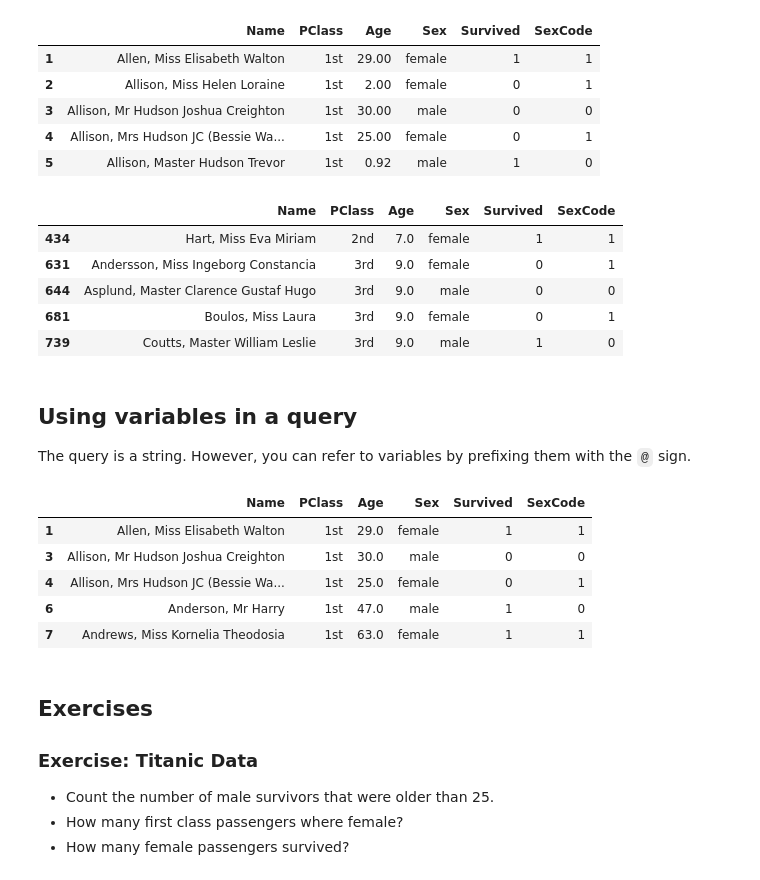
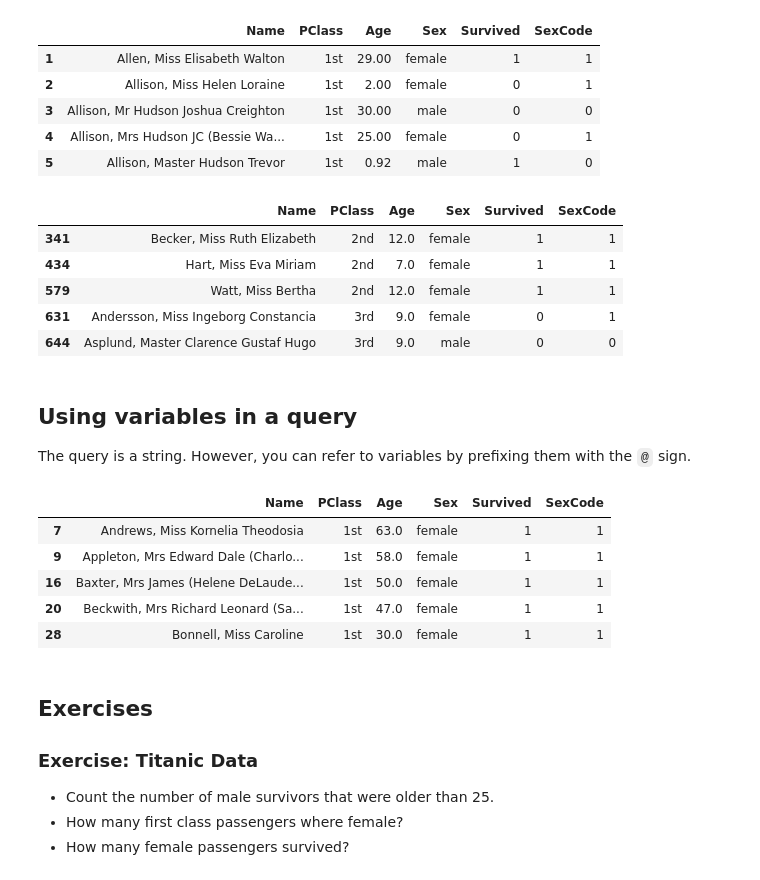
Before and after one commit to dvanderelst-classes/python-class, a Jupyter notebook: 09_Pandas_Filtering/pandas_filtering.ipynb, the cells around one changed output. Drawn from its saved outputs; the diff is of its cells as text; code cells hidden in the pictures.

````diff
--- a/09_Pandas_Filtering/pandas_filtering.ipynb
+++ b/09_Pandas_Filtering/pandas_filtering.ipynb
@@ -99,30 +99,34 @@ result.head()
 | 4 | Allison, Mrs Hudson JC (Bessie Wa... | 1st | 25.00 | female | 0 | 1 |
 | 5 | Allison, Master Hudson Trevor | 1st | 0.92 | male | 1 | 0 |
 # %%
-result = data.query('Age in[7.0,9.0,10.0]')
+result = data.query('Age in[7.0,9.0,10.0, 12]')
 result.head()
 # %% [output]
 |  | Name | PClass | Age | Sex | Survived | SexCode |
+| 341 | Becker, Miss Ruth Elizabeth | 2nd | 12.0 | female | 1 | 1 |
 | 434 | Hart, Miss Eva Miriam | 2nd | 7.0 | female | 1 | 1 |
+| 579 | Watt, Miss Bertha | 2nd | 12.0 | female | 1 | 1 |
 | 631 | Andersson, Miss Ingeborg Constancia | 3rd | 9.0 | female | 0 | 1 |
 | 644 | Asplund, Master Clarence Gustaf Hugo | 3rd | 9.0 | male | 0 | 0 |
-| 681 | Boulos, Miss Laura | 3rd | 9.0 | female | 0 | 1 |
-| 739 | Coutts, Master William Leslie | 3rd | 9.0 | male | 1 | 0 |
 # %% [markdown]
 ## Using variables in a query
 
 The query is a string. However, you can refer to variables by prefixing them with the ```@``` sign.
 # %%
 my_range = range(7,116)
-selected = data.query('Age in @my_range')
+
+data = data.query('Sex == "female"')
+
+mean = data.Age.mean()
+selected = data.query('Age > @mean')
 selected.head()
 # %% [output]
 |  | Name | PClass | Age | Sex | Survived | SexCode |
-| 1 | Allen, Miss Elisabeth Walton | 1st | 29.0 | female | 1 | 1 |
-| 3 | Allison, Mr Hudson Joshua Creighton | 1st | 30.0 | male | 0 | 0 |
-| 4 | Allison, Mrs Hudson JC (Bessie Wa... | 1st | 25.0 | female | 0 | 1 |
-| 6 | Anderson, Mr Harry | 1st | 47.0 | male | 1 | 0 |
 | 7 | Andrews, Miss Kornelia Theodosia | 1st | 63.0 | female | 1 | 1 |
+| 9 | Appleton, Mrs Edward Dale (Charlo... | 1st | 58.0 | female | 1 | 1 |
+| 16 | Baxter, Mrs James (Helene DeLaude... | 1st | 50.0 | female | 1 | 1 |
+| 20 | Beckwith, Mrs Richard Leonard (Sa... | 1st | 47.0 | female | 1 | 1 |
+| 28 | Bonnell, Miss Caroline | 1st | 30.0 | female | 1 | 1 |
 # %% [markdown]
 ## Exercises
 
````
Also changed, not shown: parts of 1 cell of this notebook, 2 other files.
